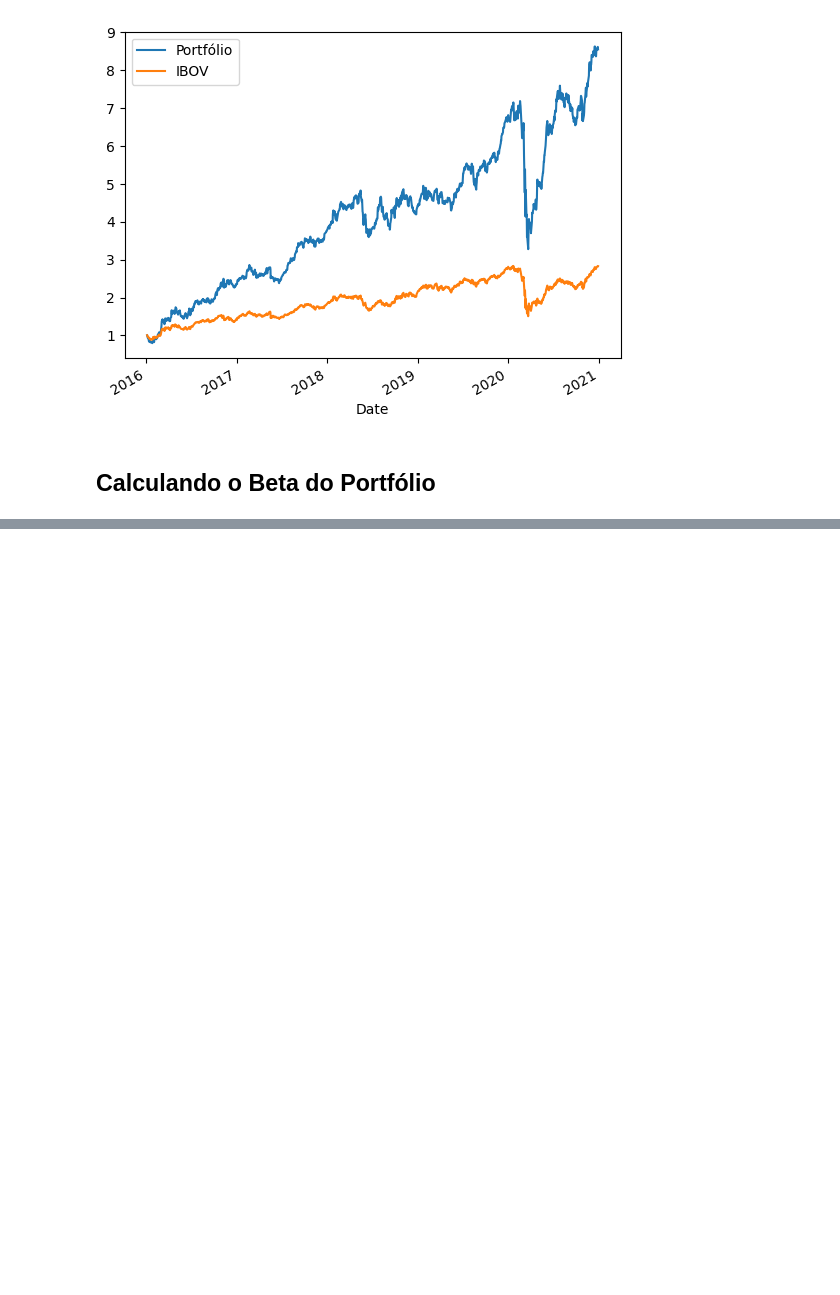
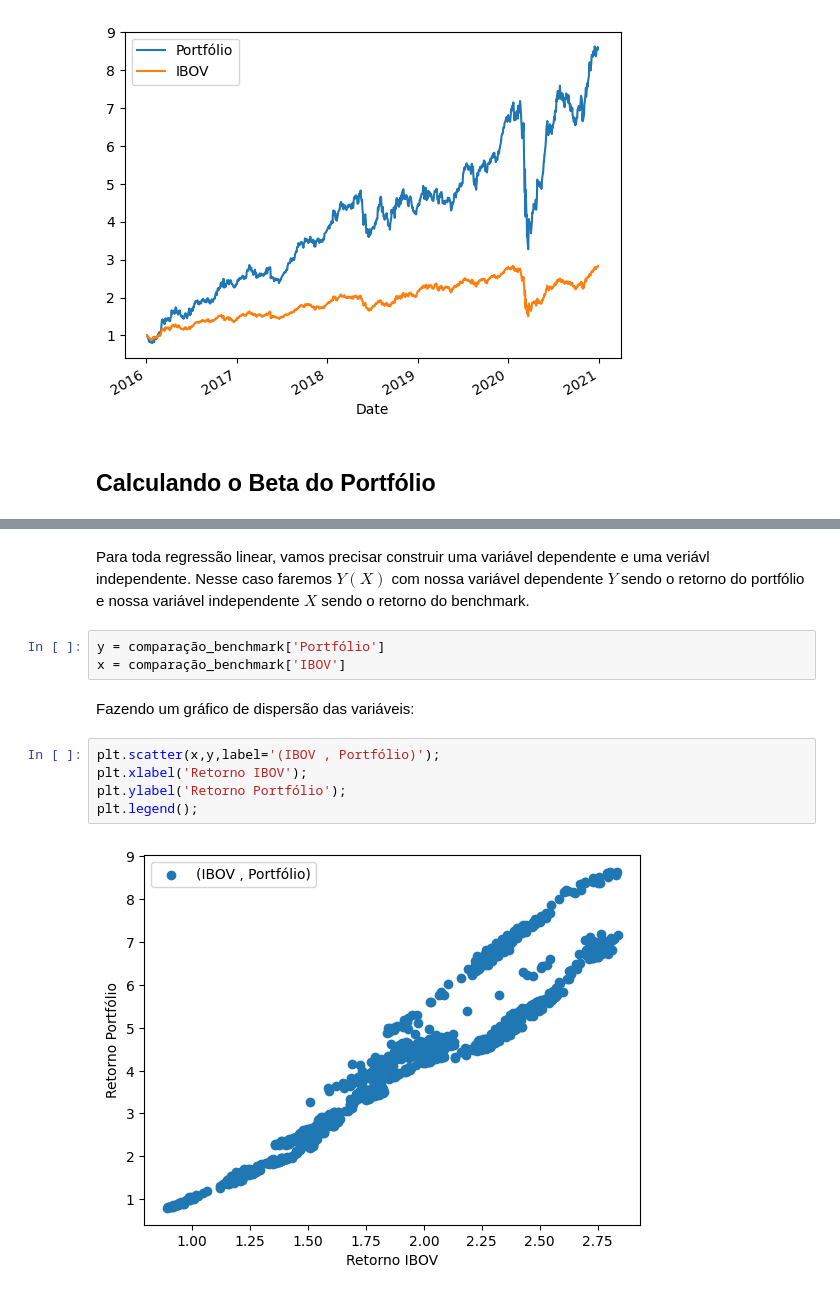
Before and after one commit to PSartori/investment-and-finance, a Jupyter notebook: analise_de_portfolio/análise de portfólio.ipynb, the cells around one changed output, grey strips where cells are left out. Drawn from its saved outputs; the diff is of its cells as text; blank space fills up the shorter version.

```diff
--- a/analise_de_portfolio/análise de portfólio.ipynb
+++ b/analise_de_portfolio/análise de portfólio.ipynb
@@ -256,0 +272,14 @@ comparação_benchmark.plot();
+# %% [markdown]
+Para toda regressão linear, vamos precisar construir uma variável dependente e uma veriávl independente. Nesse caso faremos $Y(X)$ com nossa variável dependente $Y$ sendo o retorno do portfólio e nossa variável independente $X$ sendo o retorno do benchmark.
+# %%
+y = comparação_benchmark['Portfólio']
+x = comparação_benchmark['IBOV']
+# %% [markdown]
+Fazendo um gráfico de dispersão das variáveis:
+# %%
+plt.scatter(x,y,label='(IBOV , Portfólio)');
+plt.xlabel('Retorno IBOV');
+plt.ylabel('Retorno Portfólio');
+plt.legend();
+# %% [output]
+[figure, added]
```
Also changed, not shown: parts of 12 cells of this notebook.
